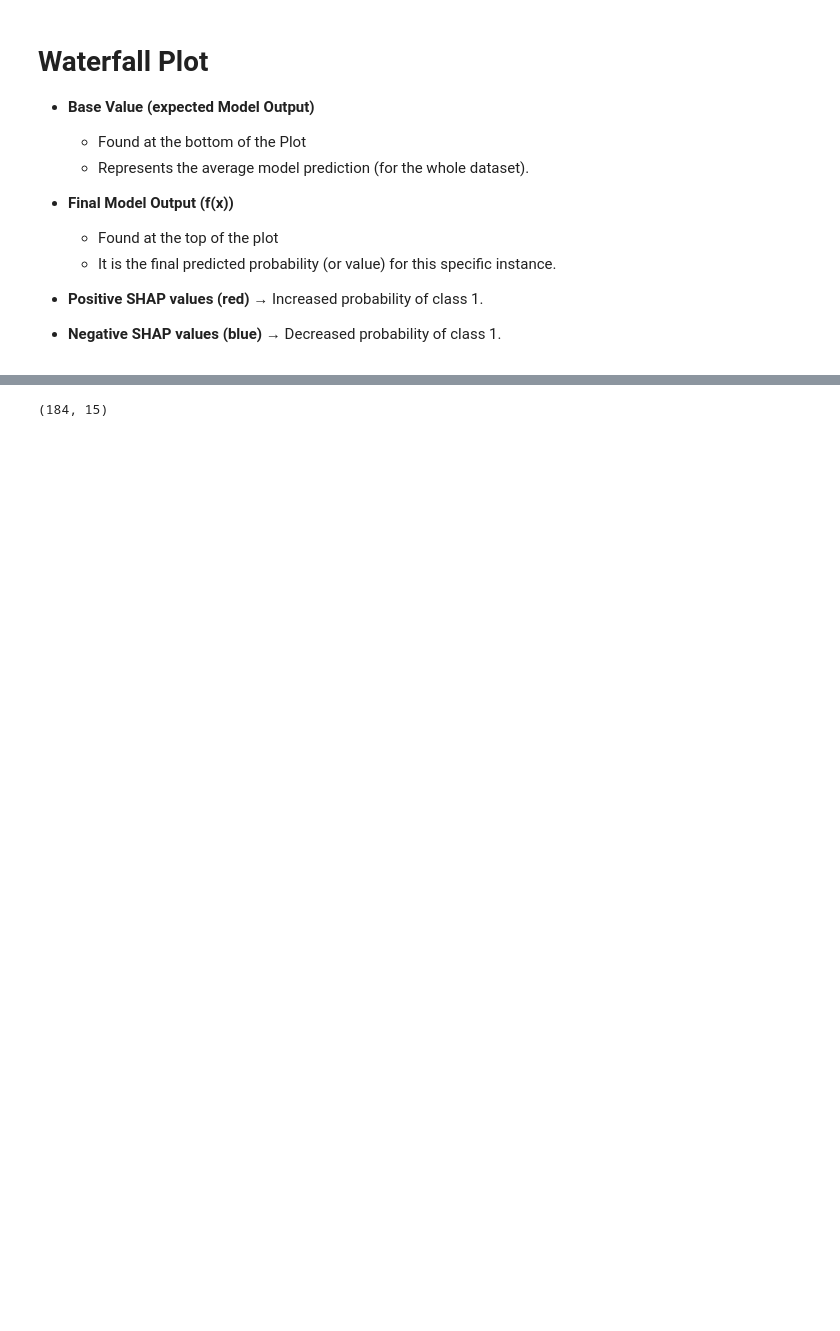
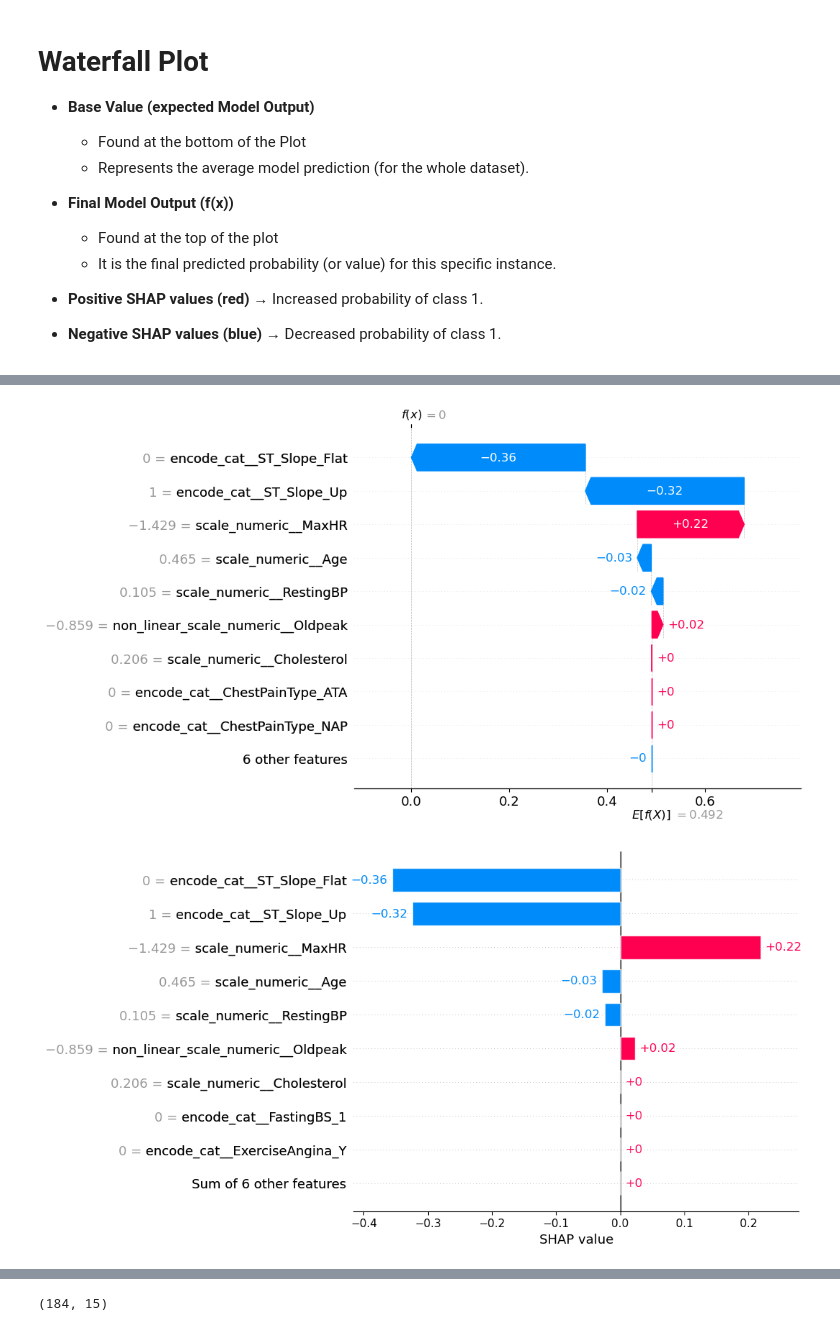
Before and after one commit to midorikawaguti/Heart_Failure_Prediction_Team_0, a Jupyter notebook: models/machine_learning_pipeline.ipynb, the cells around one changed output, grey strips where cells are left out. Cells and saved outputs as stored; diff of their text form; code cells hidden in the pictures; blank space fills up the shorter version.

```diff
--- a/models/machine_learning_pipeline.ipynb
+++ b/models/machine_learning_pipeline.ipynb
@@ -937,0 +934,6 @@ X_test_transformed_df
+# %%
+shap.plots.waterfall(shap_values[148])
+shap.plots.bar(shap_values[148])
+# %% [output]
+[figure, added]
+[figure, added]
```
Also changed, not shown: parts of 34 cells of this notebook, 2 other files.
